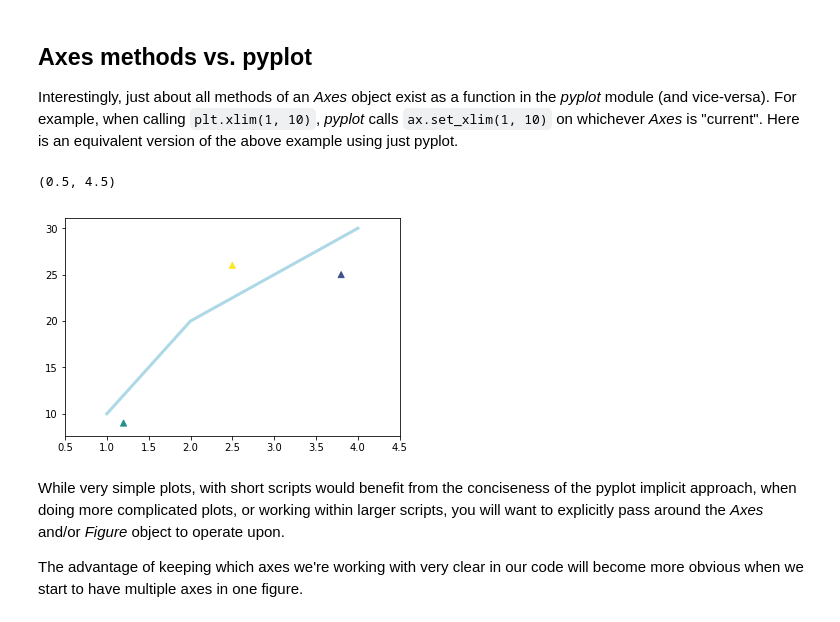
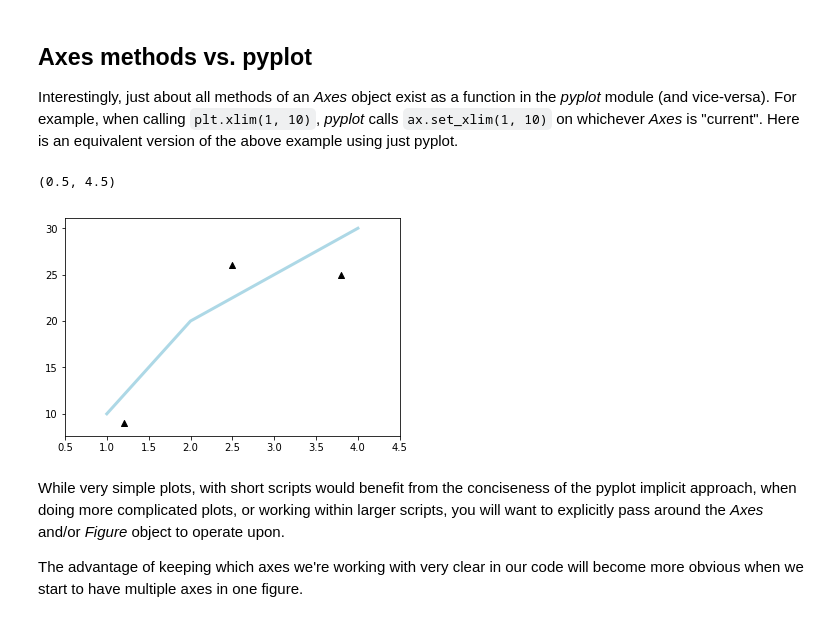
Before and after one commit to adasilva/AnatomyOfMatplotlib, a Jupyter notebook: AnatomyOfMatplotlib-Part1-Figures_Subplots_and_layouts.ipynb, the cells around one changed output. Drawn from its saved outputs; the diff is of its cells as text; code cells hidden in the pictures.

```diff
--- a/AnatomyOfMatplotlib-Part1-Figures_Subplots_and_layouts.ipynb
+++ b/AnatomyOfMatplotlib-Part1-Figures_Subplots_and_layouts.ipynb
@@ -175,11 +182,11 @@ plt.show()
 Interestingly, just about all methods of an *Axes* object exist as a function in the *pyplot* module (and vice-versa). For example, when calling `plt.xlim(1, 10)`, *pyplot* calls `ax.set_xlim(1, 10)` on whichever *Axes* is "current". Here is an equivalent version of the above example using just pyplot.
 # %%
 plt.plot([1, 2, 3, 4], [10, 20, 25, 30], color='lightblue', linewidth=3)
-plt.scatter([0.3, 3.8, 1.2, 2.5], [11, 25, 9, 26], c=[1, 2, 3, 5], marker='^')
+plt.scatter([0.3, 3.8, 1.2, 2.5], [11, 25, 9, 26], color='k', marker='^')
 plt.xlim(0.5, 4.5)
 # %% [output]
 (0.5, 4.5)
-[figure, old version]
+[figure, new version]
 # %% [markdown]
 While very simple plots, with short scripts would benefit from the conciseness of the pyplot implicit approach, when doing more complicated plots, or working within larger scripts, you will want to explicitly pass around the *Axes* and/or *Figure* object to operate upon.
 
```
Also changed, not shown: parts of 5 cells of this notebook, 3 other files.
